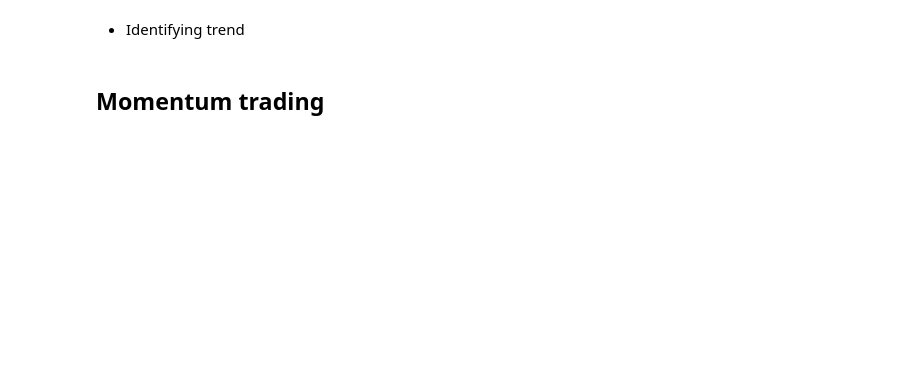
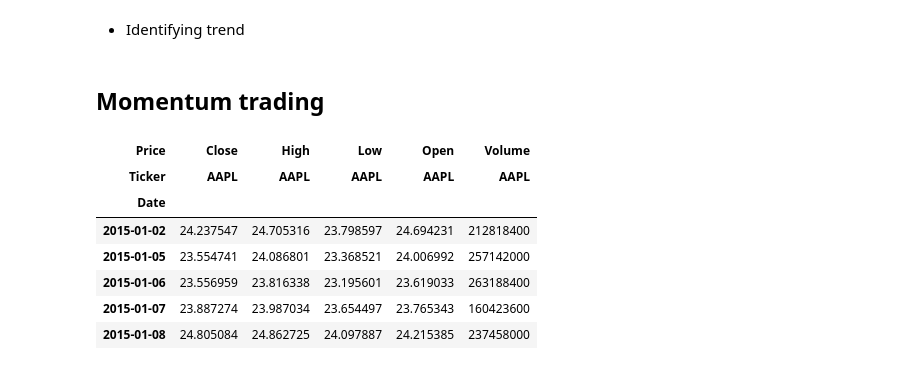
Before and after one commit to tamnguyen-2905/CF_Tam22110193, a Jupyter notebook: LAB_1_SMA_MOMENTUM/hi.ipynb, the cells around one changed output. Drawn from its saved outputs; the diff is of its cells as text; code cells hidden in the pictures; blank space fills up the shorter version.

```diff
--- a/LAB_1_SMA_MOMENTUM/hi.ipynb
+++ b/LAB_1_SMA_MOMENTUM/hi.ipynb
@@ -64,3 +64,15 @@ plt.show()
 - Identifying trend
 # %% [markdown]
 ## Momentum trading
+# %%
+#jupytext --to py hi.ipynb
+data.head()
+# %% [output]
+| Price | Close | High | Low | Open | Volume |
+| Ticker | AAPL | AAPL | AAPL | AAPL | AAPL |
+| Date |  |  |  |  |  |
+| 2015-01-02 | 24.237547 | 24.705316 | 23.798597 | 24.694231 | 212818400 |
+| 2015-01-05 | 23.554741 | 24.086801 | 23.368521 | 24.006992 | 257142000 |
+| 2015-01-06 | 23.556959 | 23.816338 | 23.195601 | 23.619033 | 263188400 |
+| 2015-01-07 | 23.887274 | 23.987034 | 23.654497 | 23.765343 | 160423600 |
+| 2015-01-08 | 24.805084 | 24.862725 | 24.097887 | 24.215385 | 237458000 |
```
Also changed, not shown: parts of 3 cells of this notebook, 1 other file.
